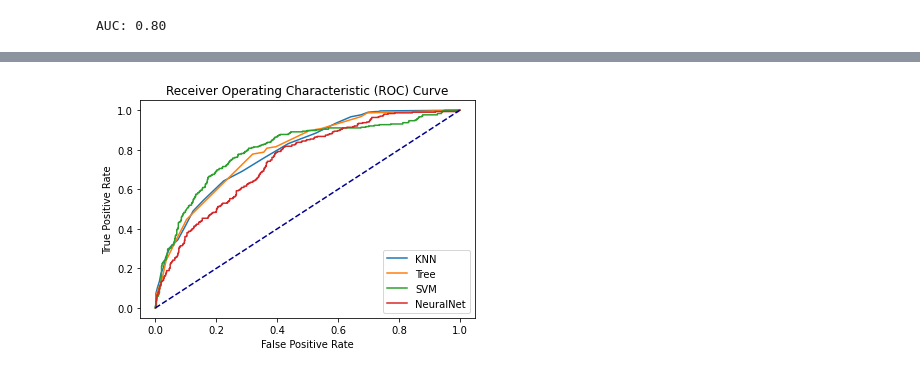
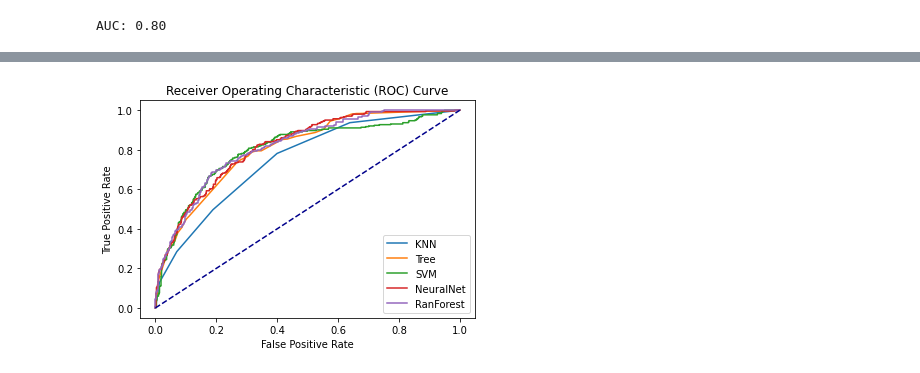
Before and after one commit to AndreaScarpellini1/ML-Project, a Jupyter notebook: Project .ipynb, the cells around one changed output, grey strips where cells are left out. Drawn from its saved outputs; the diff is of its cells as text; code cells hidden in the pictures.

Commit message:
Update Project .ipynb
 some new models added

```diff
--- a/Project .ipynb
+++ b/Project .ipynb
@@ -365,6 +373,6 @@ precision  train 0.738   test 0.570
 [[485 113]
  [152 150]]
 # %%
-model_knn = KNeighborsClassifier(n_neighbors=30)
+model_knn = KNeighborsClassifier(n_neighbors=5)
 fpr1,tpr1=roc(model_knn,X_train,y_train,X_test,y_test)
 # %% [output]
@@ -391,5 +398,5 @@ precision  train 0.720   test 0.562
 # %%
-model_tree = DecisionTreeClassifier(criterion='entropy', max_depth=5, min_samples_leaf=10, min_samples_split=20)
+model_tree = DecisionTreeClassifier(criterion='gini', max_depth=6, min_samples_leaf=20, min_samples_split=5)
 
 fpr2,tpr2=roc(model_tree,X_train,y_train,X_test,y_test)
 # %% [output]
@@ -435,5 +442,5 @@ precision  train 0.697   test 0.679
 # %%
-model_MLP=MLPClassifier(hidden_layer_sizes=(100,20,5), alpha=0.1, max_iter=2000)
+model_MLP=MLPClassifier(hidden_layer_sizes=(10,5), alpha=0.1, max_iter=2000)
 
 fpr6,tpr6=roc(model_MLP,X_train,y_train,X_test,y_test)
 # %% [output]
@@ -441,0 +469,3 @@ AUC: 0.75
+# %%
+rand_forest=RandomForestClassifier(criterion= 'gini', max_depth= 4, min_samples_leaf= 5, min_samples_split= 10, n_estimators= 50)
+fpr7,tpr7=roc(rand_forest,X_train,y_train,X_test,y_test)
@@ -442,13 +497,14 @@ AUC: 0.75
 # %%
 plt.plot(fpr1, tpr1, label= "KNN")
 plt.plot(fpr2, tpr2, label= "Tree")
 plt.plot(fpr5, tpr5, label= "SVM")
 plt.plot(fpr6, tpr6, label= "NeuralNet")
+plt.plot(fpr7, tpr7, label= "RanForest")
 plt.plot([0, 1], [0, 1], color='darkblue', linestyle='--')
 plt.xlabel('False Positive Rate')
 plt.ylabel('True Positive Rate')
 plt.title('Receiver Operating Characteristic (ROC) Curve')
 plt.legend()
 plt.show()
 # %% [output]
-[figure, old version]
+[figure, new version]
```
Also changed, not shown: parts of 17 cells of this notebook.
